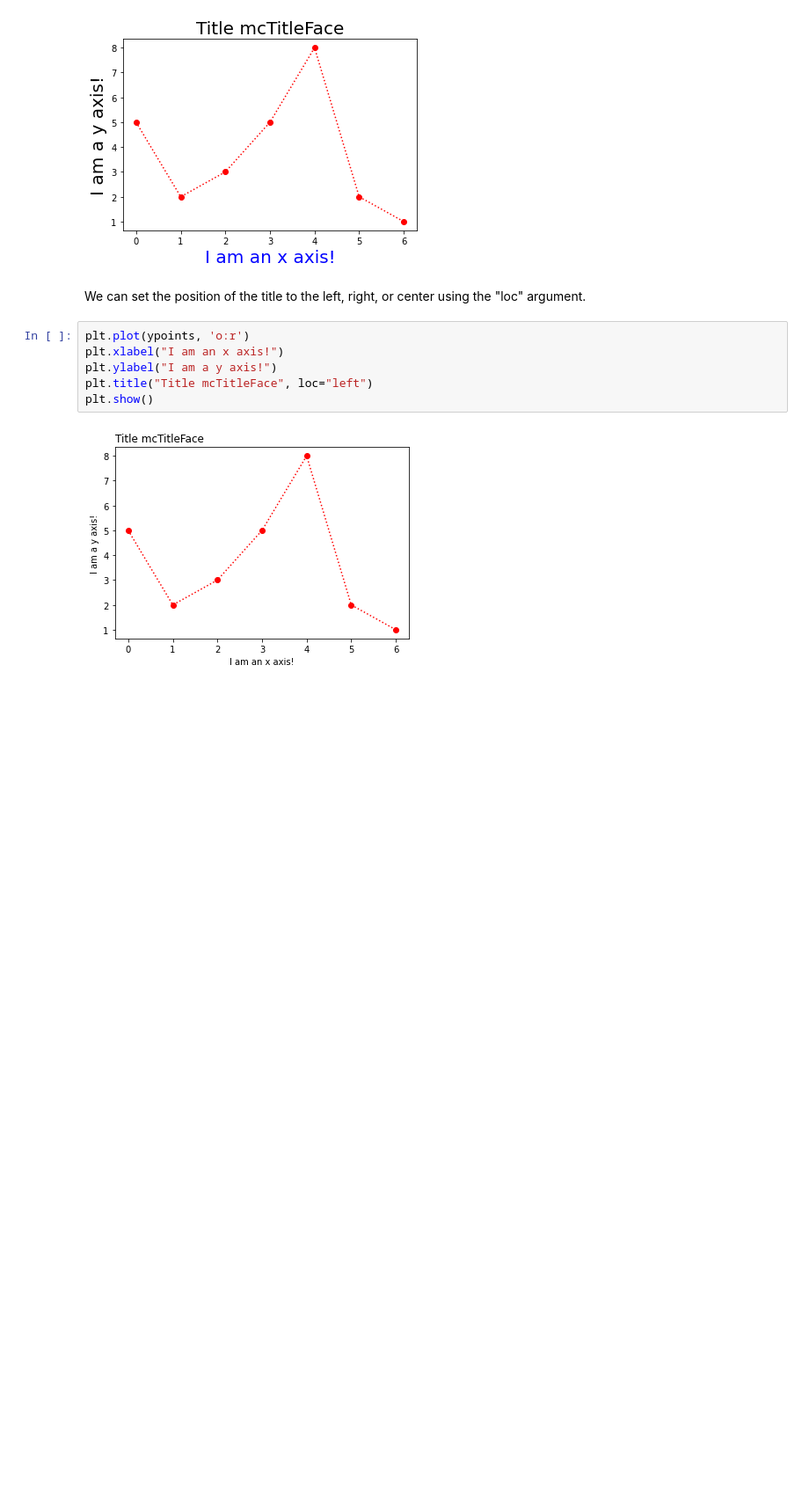
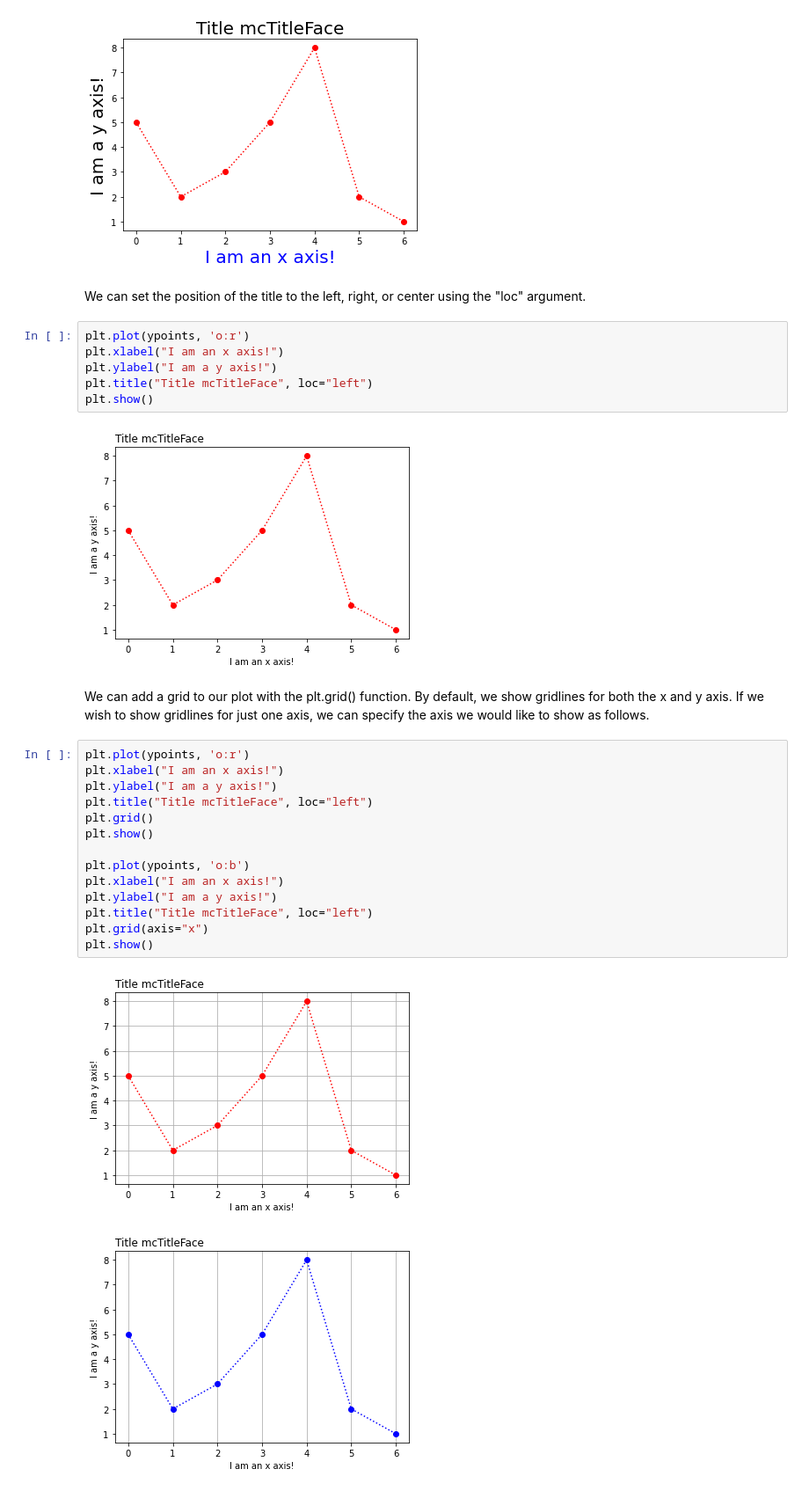
Before and after one commit to NoaMills/Study-Notes, a Jupyter notebook: Matplotlib.ipynb, the cells around one changed output. Shown: that part at 88% size. Cells and saved outputs as stored; diff of their text form; blank space fills up the shorter version.

```diff
--- a/Matplotlib.ipynb
+++ b/Matplotlib.ipynb
@@ -184,3 +184,22 @@ plt.title("Title mcTitleFace", loc="left")
 plt.show()
 # %% [output]
 [figure]
+# %% [markdown]
+We can add a grid to our plot with the plt.grid() function. By default, we show gridlines for both the x and y axis. If we wish to show gridlines for just one axis, we can specify the axis we would like to show as follows.
+# %%
+plt.plot(ypoints, 'o:r')
+plt.xlabel("I am an x axis!")
+plt.ylabel("I am a y axis!")
+plt.title("Title mcTitleFace", loc="left")
+plt.grid()
+plt.show()
+
+plt.plot(ypoints, 'o:b')
+plt.xlabel("I am an x axis!")
+plt.ylabel("I am a y axis!")
+plt.title("Title mcTitleFace", loc="left")
+plt.grid(axis="x")
+plt.show()
+# %% [output]
+[figure, added]
+[figure, added]
```
Also changed, not shown: parts of 23 cells of this notebook.
